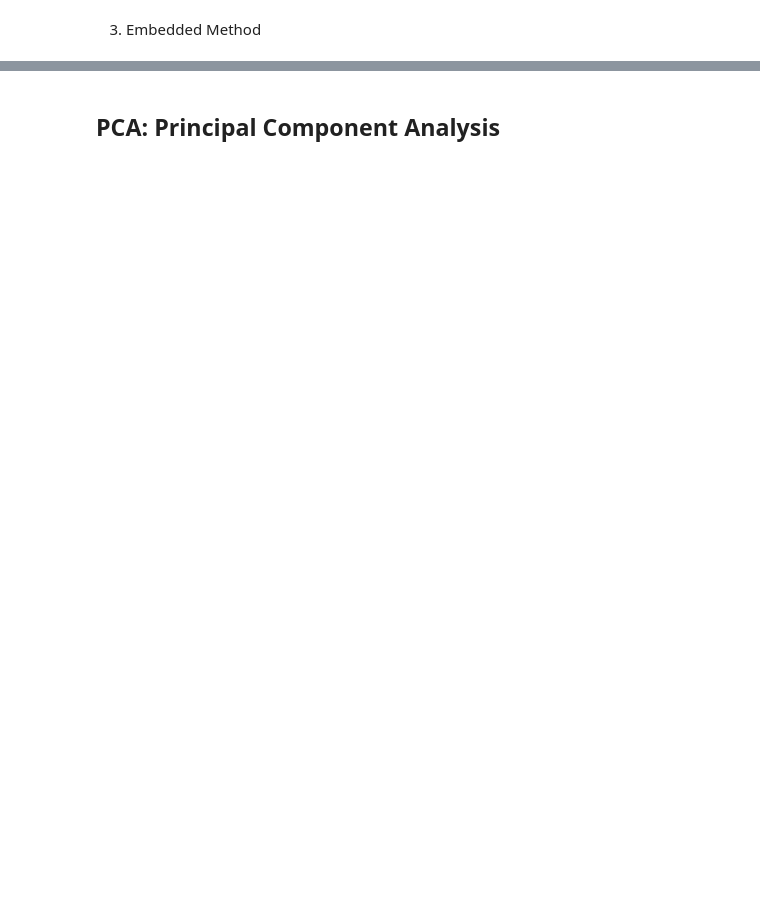
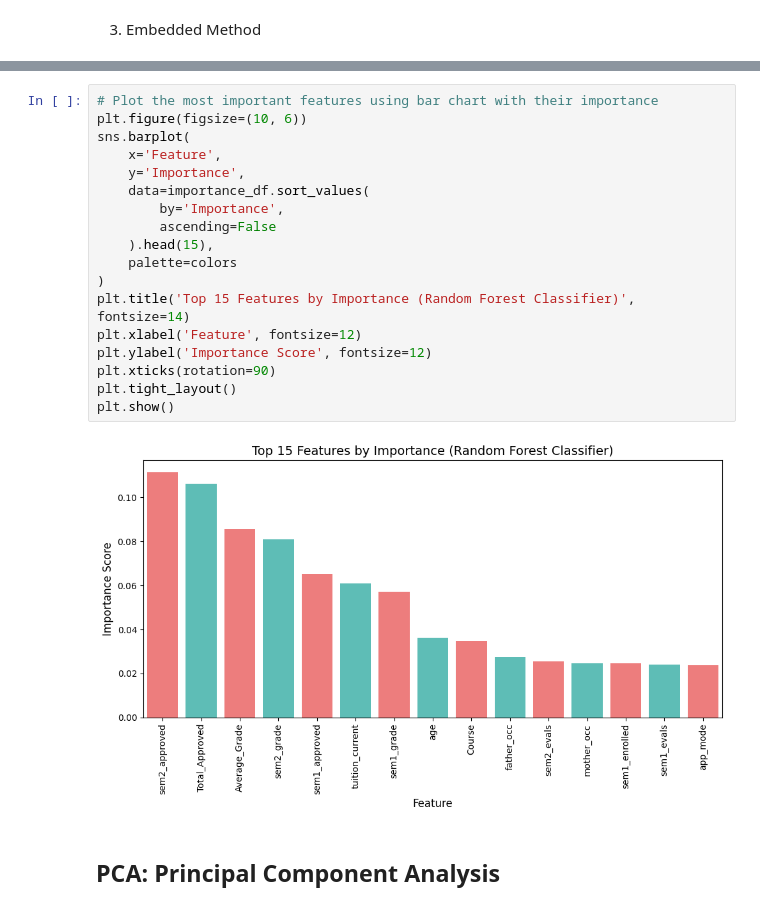
Before and after one commit to abdulmm44/Student_dropout_prediction, a Jupyter notebook: Student_dropout.ipynb, the cells around one changed output, grey strips where cells are left out. Saved outputs shown, nothing was run; the diff lists cells and outputs as text; blank space fills up the shorter version.

```diff
--- a/Student_dropout.ipynb
+++ b/Student_dropout.ipynb
@@ -899,2 +910,22 @@ importance_df.sort_values(
+# %%
+# Plot the most important features using bar chart with their importance
+plt.figure(figsize=(10, 6))
+sns.barplot(
+    x='Feature',
+    y='Importance',
+    data=importance_df.sort_values(
+        by='Importance',
+        ascending=False
+    ).head(15),
+    palette=colors
+)
+plt.title('Top 15 Features by Importance (Random Forest Classifier)', fontsize=14)
+plt.xlabel('Feature', fontsize=12)
+plt.ylabel('Importance Score', fontsize=12)
+plt.xticks(rotation=90)
+plt.tight_layout()
+plt.show()
+# %% [output]
+[figure, added]
 # %% [markdown]
 ## PCA: Principal Component Analysis
```
Also changed, not shown: parts of 39 cells of this notebook.
